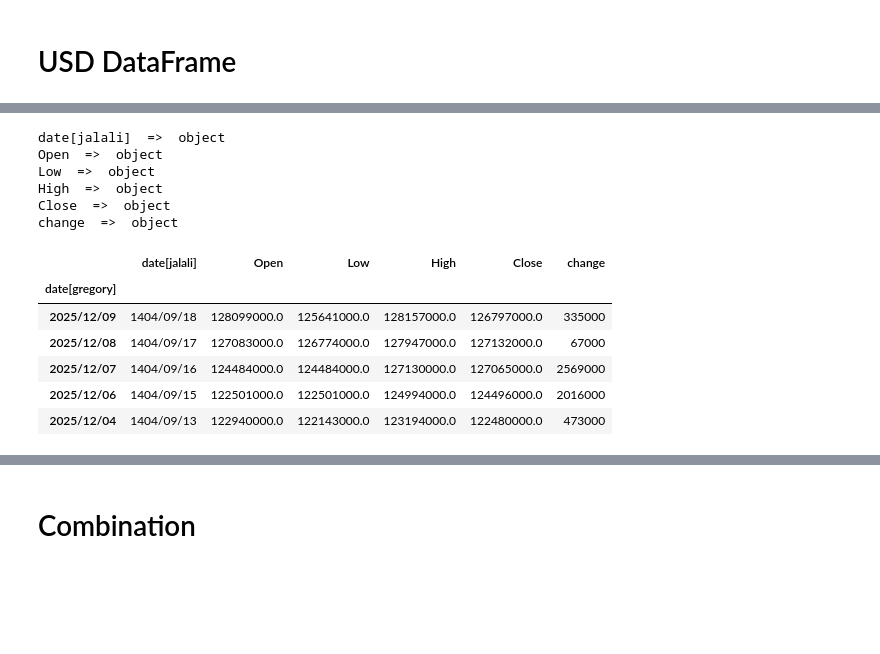
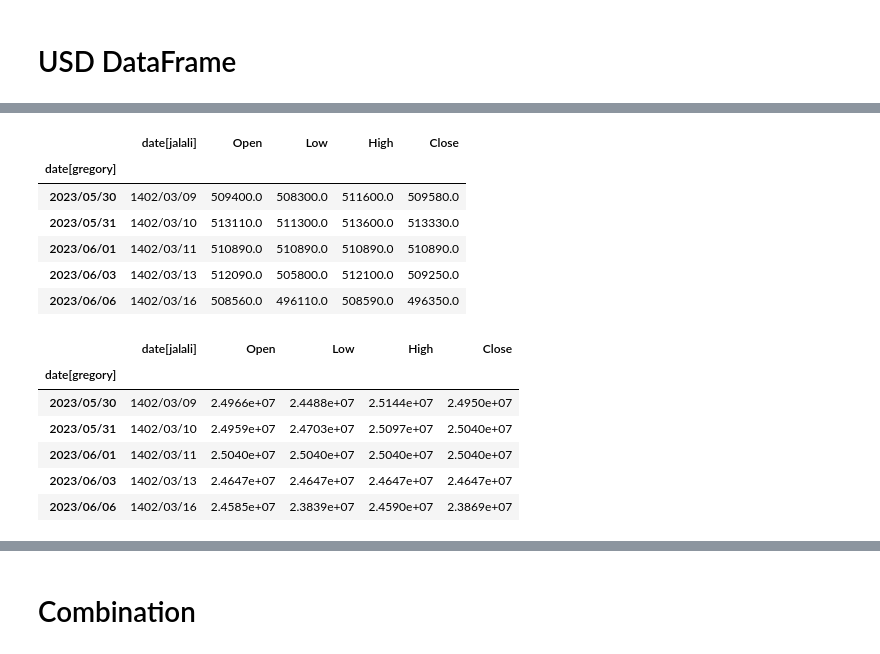
Before and after one commit to amirhu37/just-cause, a Jupyter notebook: just cause/just-cause.ipynb, the cells around one changed output, grey strips where cells are left out. Cells and saved outputs as stored; diff of their text form; code cells hidden in the pictures; blank space fills up the shorter version.

```diff
--- a/just cause/just-cause.ipynb
+++ b/just cause/just-cause.ipynb
@@ -3,6 +3,7 @@ import pandas as pd
 import numpy as np
 from typing import TypeAlias
 
+pd.options.display.precision = 4
 import warnings
 
 from sklearn.exceptions import ConvergenceWarning
@@ -140,31 +71,24 @@ df_gold.head()
-# %%
-for col in df_gold.columns:
-    print(col," => " ,df_gold[col].dtype)
-# %% [output]
-date[jalali]  =>  object
-Open  =>  object
-Low  =>  object
-High  =>  object
-Close  =>  object
-change  =>  object
-# %%
-
-for col in df_gold.columns[1:]:
-    # print(col)
-    if col == "change":
-        continue
-
-    else:
-        df_gold[col] = df_gold[col].map(lambda x : x.replace(",", "")).astype(float, copy=True)
-
-df_gold.head()
-
-# "".replace("", "_")
-# %% [output]
-|  | date[jalali] | Open | Low | High | Close | change |
-| date[gregory] |  |  |  |  |  |  |
-| 2025/12/09 | 1404/09/18 | 128099000.0 | 125641000.0 | 128157000.0 | 126797000.0 | 335000 |
-| 2025/12/08 | 1404/09/17 | 127083000.0 | 126774000.0 | 127947000.0 | 127132000.0 | 67000 |
-| 2025/12/07 | 1404/09/16 | 124484000.0 | 124484000.0 | 127130000.0 | 127065000.0 | 2569000 |
-| 2025/12/06 | 1404/09/15 | 122501000.0 | 122501000.0 | 124994000.0 | 124496000.0 | 2016000 |
-| 2025/12/04 | 1404/09/13 | 122940000.0 | 122143000.0 | 123194000.0 | 122480000.0 | 473000 |
+# %%
+usd = create_df('dol.csv')
+gold = create_df('gold.csv')
+uae = create_df("derham.csv")
+# %%
+usd.head()
+# %% [output]
+|  | date[jalali] | Open | Low | High | Close |
+| date[gregory] |  |  |  |  |  |
+| 2023/05/30 | 1402/03/09 | 509400.0 | 508300.0 | 511600.0 | 509580.0 |
+| 2023/05/31 | 1402/03/10 | 513110.0 | 511300.0 | 513600.0 | 513330.0 |
+| 2023/06/01 | 1402/03/11 | 510890.0 | 510890.0 | 510890.0 | 510890.0 |
+| 2023/06/03 | 1402/03/13 | 512090.0 | 505800.0 | 512100.0 | 509250.0 |
+| 2023/06/06 | 1402/03/16 | 508560.0 | 496110.0 | 508590.0 | 496350.0 |
+# %%
+gold.head()
+# %% [output]
+|  | date[jalali] | Open | Low | High | Close |
+| date[gregory] |  |  |  |  |  |
+| 2023/05/30 | 1402/03/09 | 2.4966e+07 | 2.4488e+07 | 2.5144e+07 | 2.4950e+07 |
+| 2023/05/31 | 1402/03/10 | 2.4959e+07 | 2.4703e+07 | 2.5097e+07 | 2.5040e+07 |
+| 2023/06/01 | 1402/03/11 | 2.5040e+07 | 2.5040e+07 | 2.5040e+07 | 2.5040e+07 |
+| 2023/06/03 | 1402/03/13 | 2.4647e+07 | 2.4647e+07 | 2.4647e+07 | 2.4647e+07 |
+| 2023/06/06 | 1402/03/16 | 2.4585e+07 | 2.3839e+07 | 2.4590e+07 | 2.3869e+07 |
```
Also changed, not shown: parts of 28 cells of this notebook, 1 other file.
